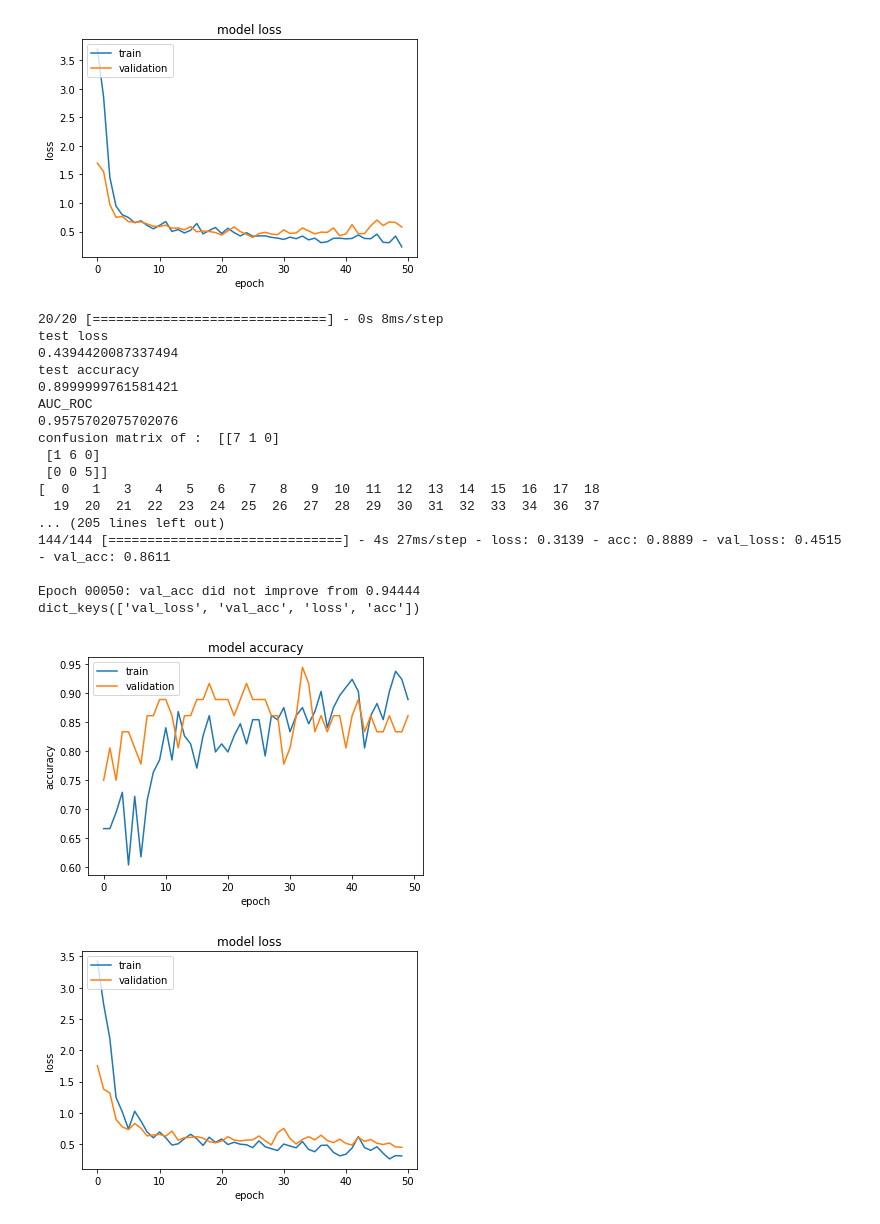
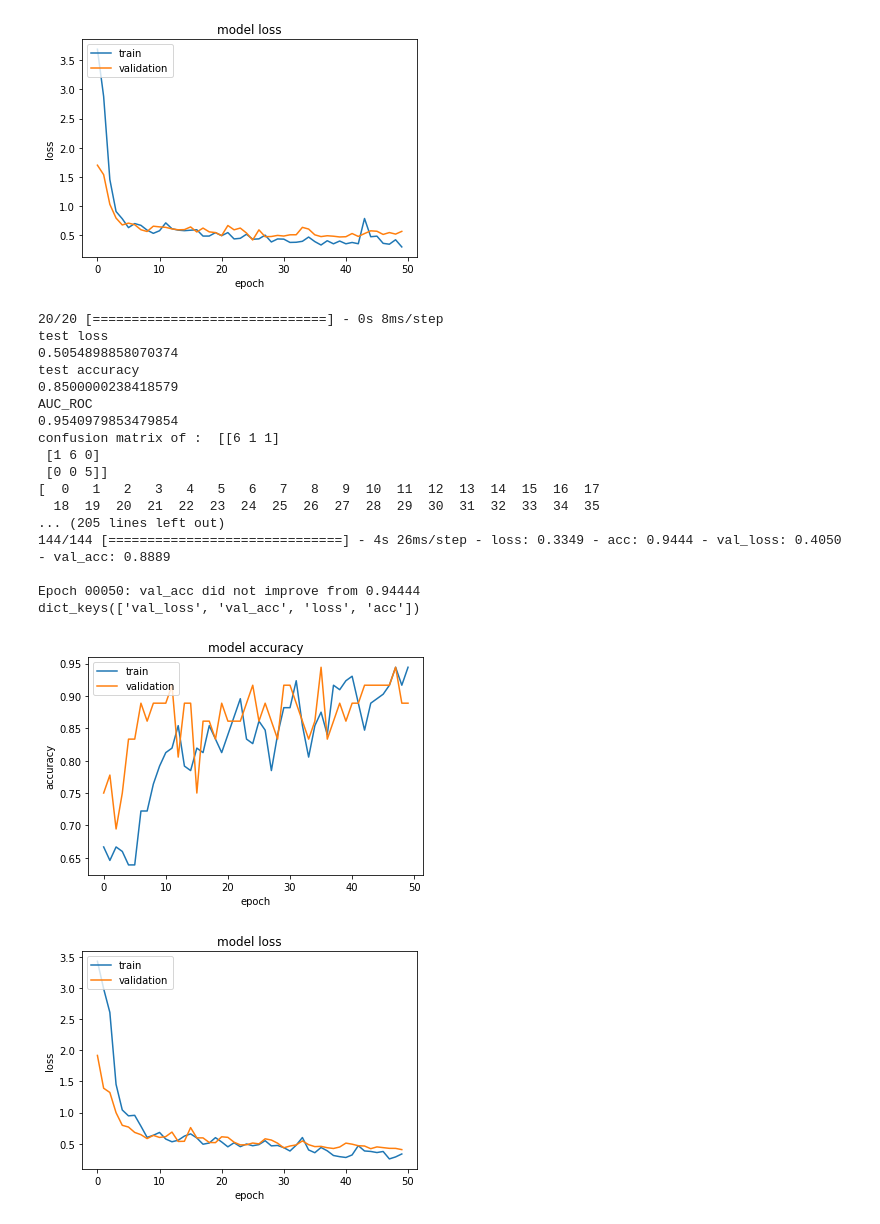
Before and after one commit to TasneemHamzah/Melanoma-Detector, a Jupyter notebook: CNN_cross_validation.ipynb, the cells around one changed output. Cells and saved outputs as stored; diff of their text form; code cells hidden in the pictures.

```diff
--- a/CNN_cross_validation.ipynb
+++ b/CNN_cross_validation.ipynb
@@ -27,7 +27,7 @@ from tensorflow.keras.layers import Conv2D, MaxPooling2D
 import sklearn
 from sklearn.metrics import roc_curve, auc
 from sklearn.model_selection import train_test_split
-
+from sklearn.metrics import confusion_matrix
 import pickle
 from keras.callbacks import ModelCheckpoint
 
@@ -76,7 +76,7 @@ cvacc =[]
 cvAUC=[]
 from sklearn.model_selection import KFold
 
-kf=KFold(n_splits=10, random_state=10, shuffle=True)
+kf=KFold(n_splits=10, random_state=10, shuffle=False)
 for train_index, test_index in kf.split(X_train):
     print("%s %s" % (train_index, test_index))
     reg=keras.regularizers.l2(0.0005)
@@ -155,35 +155,35 @@ for train_index, test_index in kf.split(X_train):
     def plot_ROC(y_test,y_pred):
     # Compute ROC curve and ROC area for each class
     #https://scikit-learn.org/stable/auto_examples/model_selection/plot_roc.html#sphx-glr-auto-examples-model-selection-plot-roc-py
-    fpr = dict()
-    tpr = dict()
-    roc_auc = dict()
-    for i in range(3):
-        fpr[i], tpr[i], _ = roc_curve(y_test[:, i], y_pred[:, i])
-        roc_auc[i] = auc(fpr[i], tpr[i])
-        print(roc_auc)
-    # Compute micro-average ROC curve and ROC area
-    fpr["micro"], tpr["micro"], _ = roc_curve(y_test.ravel(), y_pred.ravel())
-    roc_auc["micro"] = auc(fpr["micro"], tpr["micro"])
+        fpr = dict()
+        tpr = dict()
+        roc_auc = dict()
+        for i in range(3):
+            fpr[i], tpr[i], _ = roc_curve(y_test[:, i], y_pred[:, i])
+            roc_auc[i] = auc(fpr[i], tpr[i])
+            print(roc_auc)
+        # Compute micro-average ROC curve and ROC area
+        fpr["micro"], tpr["micro"], _ = roc_curve(y_test.ravel(), y_pred.ravel())
+        roc_auc["micro"] = auc(fpr["micro"], tpr["micro"])
 
-    # Plot of a ROC curve for a specific class
-    for i in range(3):
-        plt.figure()
-        plt.plot(fpr[i], tpr[i], label='ROC curve (area = {:.2f})'.format(roc_auc[i]))
-        plt.plot([0, 1], [0, 1], 'k--')
-        plt.xlim([0.0, 1.0])
-        plt.ylim([0.0, 1.05])
-        plt.xlabel('False Positive Rate')
-        plt.ylabel('True Positive Rate')
-        plt.title('Receiver operating characteristic example')
-        plt.legend(loc="lower right")
-        plt.show()
+        # Plot of a ROC curve for a specific class
+        for i in range(3):
+            plt.figure()
+            plt.plot(fpr[i], tpr[i], label='ROC curve (area = {:.2f})'.format(roc_auc[i]))
+            plt.plot([0, 1], [0, 1], 'k--')
+            plt.xlim([0.0, 1.0])
+            plt.ylim([0.0, 1.05])
+            plt.xlabel('False Positive Rate')
+            plt.ylabel('True Positive Rate')
+            plt.title('Receiver operating characteristic example')
+            plt.legend(loc="lower right")
+            plt.show()
 
 
         from sklearn.metrics import confusion_matrix
     import itertools
     cm = confusion_matrix(y_test.argmax(axis=1), y_pred.argmax(axis=1))
-    print("confusion matrix of : ",cm)
+    print('confusion matrix of : ',cm)
 
     def plot_confusion_matrix(cm, classes,
                              normalize=False,
@@ -201,15 +201,15 @@ for train_index, test_index in kf.split(X_train):
 
         if normalize:
             cm= cm.astype('float')/ cm.sum(axis=1)[:, np.newaxis]
-            print("normalized confusion matrix")
+            print('normalized confusion matrix')
         else:
-            print(" confusion matrix, without normalized")
+            print(' confusion matrix, without normalized')
         print(cm)
         thresh=cm.max()/2.
         for i,j in itertools.product(range(cm.shape[0]), range(cm.shape[1])):
             plt.text(j, i, cm[i,j],
-                    horizontalalignment="center",
-                    color="white" if cm[i, j] > thresh else "black")
+                    horizontalalignment='center',
+                    color='white' if cm[i, j] > thresh else 'black')
 
         plt.tight_layout()
         plt.ylabel('true label')
@@ -281,23 +281,23 @@ dict_keys(['val_loss', 'val_acc', 'loss', 'acc'])
-[figure, old version]
+[figure, new version]
 20/20 [==============================] - 0s 8ms/step
 test loss
-0.4394420087337494
+0.5054898858070374
 test accuracy
-0.8999999761581421
+0.8500000238418579
 AUC_ROC
-0.9575702075702076
-confusion matrix of :  [[7 1 0]
+0.9540979853479854
+confusion matrix of :  [[6 1 1]
  [1 6 0]
  [0 0 5]]
-[  0   1   3   4   5   6   7   8   9  10  11  12  13  14  15  16  17  18
-  19  20  21  22  23  24  25  26  27  28  29  30  31  32  33  34  36  37
+[  0   1   2   3   4   5   6   7   8   9  10  11  12  13  14  15  16  17
+  18  19  20  21  22  23  24  25  26  27  28  29  30  31  32  33  34  35
 ... (205 lines left out)
-144/144 [==============================] - 4s 27ms/step - loss: 0.3139 - acc: 0.8889 - val_loss: 0.4515 - val_acc: 0.8611
+144/144 [==============================] - 4s 26ms/step - loss: 0.3349 - acc: 0.9444 - val_loss: 0.4050 - val_acc: 0.8889
 
 Epoch 00050: val_acc did not improve from 0.94444
 dict_keys(['val_loss', 'val_acc', 'loss', 'acc'])
-[figure, old version]
+[figure, new version]
-[figure, old version]
+[figure, new version]
 ... (19 outputs left out)
 # %%
 print('The mean accuracy')
```
Also changed, not shown: parts of 2 cells of this notebook.
